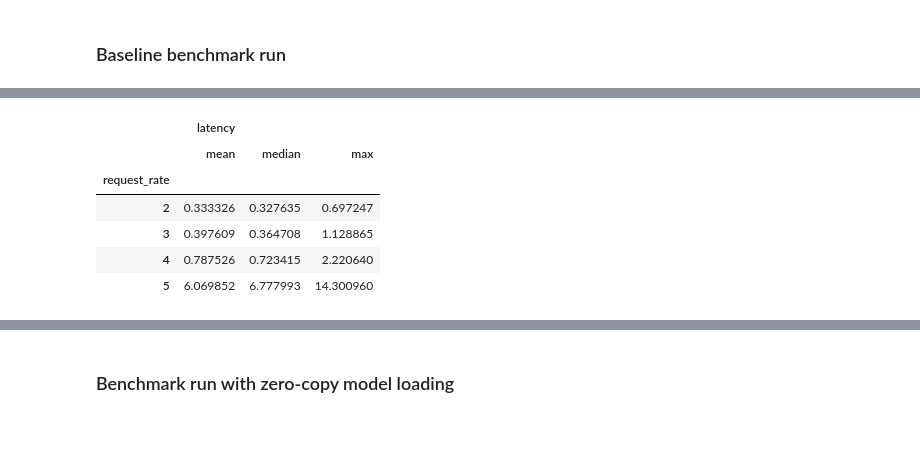
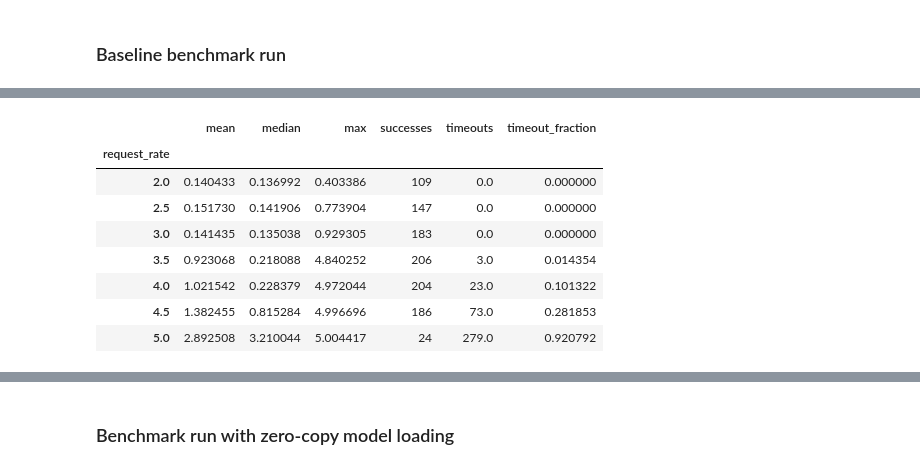
Before and after one commit to project-codeflare/zero-copy-model-loading, a Jupyter notebook: notebooks/benchmark/benchmark.ipynb, the cells around one changed output, grey strips where cells are left out. Saved outputs shown, nothing was run; the diff lists cells and outputs as text; code cells hidden in the pictures; blank space fills up the shorter version.

```diff
--- a/notebooks/benchmark/benchmark.ipynb
+++ b/notebooks/benchmark/benchmark.ipynb
@@ -802,16 +806,0 @@ results[results['request_rate'] == 4].head(10)
-# %%
-# Aggregate the results from the runs that didn't experience timeouts.
-timeout_rate = results['request_rate'].max()
-agg_results = (
-    results[results['request_rate'] < timeout_rate]
-    .groupby("request_rate")
-    .aggregate({"latency": ["mean", "median", "max"]}))
-agg_results
-# %% [output]
-|  | latency |  |  |
-|  | mean | median | max |
-| request_rate |  |  |  |
-| 2 | 0.333326 | 0.327635 | 0.697247 |
-| 3 | 0.397609 | 0.364708 | 1.128865 |
-| 4 | 0.787526 | 0.723415 | 2.220640 |
-| 5 | 6.069852 | 6.777993 | 14.300960 |
@@ -818,2 +829,15 @@ agg_results
+# %%
+baseline_stats = compute_stats(results)
+baseline_stats
+# %% [output]
+|  | mean | median | max | successes | timeouts | timeout_fraction |
+| request_rate |  |  |  |  |  |  |
+| 2.0 | 0.140433 | 0.136992 | 0.403386 | 109 | 0.0 | 0.000000 |
+| 2.5 | 0.151730 | 0.141906 | 0.773904 | 147 | 0.0 | 0.000000 |
+| 3.0 | 0.141435 | 0.135038 | 0.929305 | 183 | 0.0 | 0.000000 |
+| 3.5 | 0.923068 | 0.218088 | 4.840252 | 206 | 3.0 | 0.014354 |
+| 4.0 | 1.021542 | 0.228379 | 4.972044 | 204 | 23.0 | 0.101322 |
+| 4.5 | 1.382455 | 0.815284 | 4.996696 | 186 | 73.0 | 0.281853 |
+| 5.0 | 2.892508 | 3.210044 | 5.004417 | 24 | 279.0 | 0.920792 |
 # %%
 # Partial plot. Don't include this plot in the blog.
```
Also changed, not shown: parts of 23 cells of this notebook.
